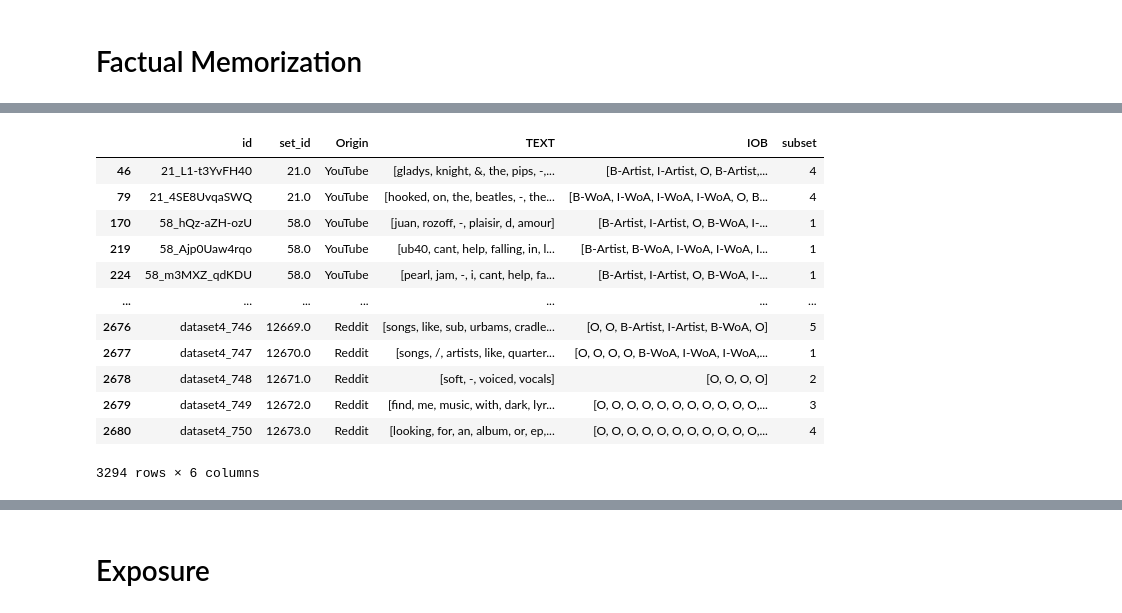
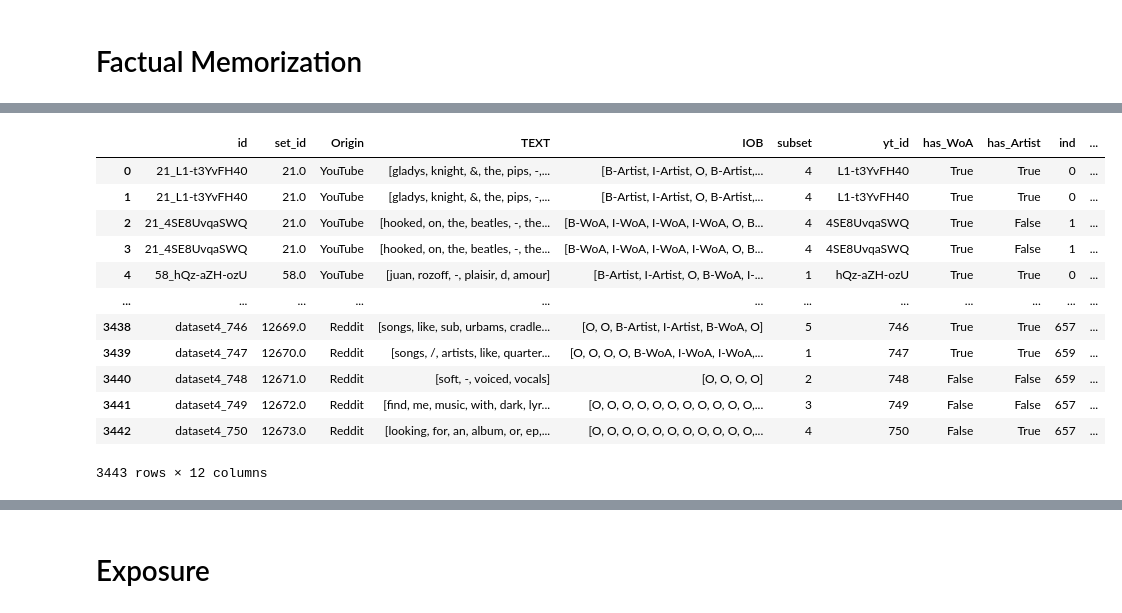
Before and after one commit to progsi/YTUnCoverLLM, a Jupyter notebook: notebooks/results_exposure.ipynb, the cells around one changed output, grey strips where cells are left out. Saved outputs shown, nothing was run; the diff lists cells and outputs as text; code cells hidden in the pictures.

```diff
--- a/notebooks/results_exposure.ipynb
+++ b/notebooks/results_exposure.ipynb
@@ -105,18 +217,18 @@ data_memorization#.Correctness.value_counts()
-# %%
-pd.read_parquet("../data/dataset/reddit+shsyt/data.parquet")
-# %% [output]
-|  | id | set_id | Origin | TEXT | IOB | subset |
-| 46 | 21_L1-t3YvFH40 | 21.0 | YouTube | [gladys, knight, &, the, pips, -,... | [B-Artist, I-Artist, O, B-Artist,... | 4 |
-| 79 | 21_4SE8UvqaSWQ | 21.0 | YouTube | [hooked, on, the, beatles, -, the... | [B-WoA, I-WoA, I-WoA, I-WoA, O, B... | 4 |
-| 170 | 58_hQz-aZH-ozU | 58.0 | YouTube | [juan, rozoff, -, plaisir, d, amour] | [B-Artist, I-Artist, O, B-WoA, I-... | 1 |
-| 219 | 58_Ajp0Uaw4rqo | 58.0 | YouTube | [ub40, cant, help, falling, in, l... | [B-Artist, B-WoA, I-WoA, I-WoA, I... | 1 |
-| 224 | 58_m3MXZ_qdKDU | 58.0 | YouTube | [pearl, jam, -, i, cant, help, fa... | [B-Artist, I-Artist, O, B-WoA, I-... | 1 |
-| ... | ... | ... | ... | ... | ... | ... |
-| 2676 | dataset4_746 | 12669.0 | Reddit | [songs, like, sub, urbams, cradle... | [O, O, B-Artist, I-Artist, B-WoA, O] | 5 |
-| 2677 | dataset4_747 | 12670.0 | Reddit | [songs, /, artists, like, quarter... | [O, O, O, O, B-WoA, I-WoA, I-WoA,... | 1 |
-| 2678 | dataset4_748 | 12671.0 | Reddit | [soft, -, voiced, vocals] | [O, O, O, O] | 2 |
-| 2679 | dataset4_749 | 12672.0 | Reddit | [find, me, music, with, dark, lyr... | [O, O, O, O, O, O, O, O, O, O, O,... | 3 |
-| 2680 | dataset4_750 | 12673.0 | Reddit | [looking, for, an, album, or, ep,... | [O, O, O, O, O, O, O, O, O, O, O,... | 4 |
-3294 rows × 6 columns
+# %%
+data_memorization
+# %% [output]
+|  | id | set_id | Origin | TEXT | IOB | subset | yt_id | has_WoA | has_Artist | ind | ... |
+| 0 | 21_L1-t3YvFH40 | 21.0 | YouTube | [gladys, knight, &, the, pips, -,... | [B-Artist, I-Artist, O, B-Artist,... | 4 | L1-t3YvFH40 | True | True | 0 | ... |
+| 1 | 21_L1-t3YvFH40 | 21.0 | YouTube | [gladys, knight, &, the, pips, -,... | [B-Artist, I-Artist, O, B-Artist,... | 4 | L1-t3YvFH40 | True | True | 0 | ... |
+| 2 | 21_4SE8UvqaSWQ | 21.0 | YouTube | [hooked, on, the, beatles, -, the... | [B-WoA, I-WoA, I-WoA, I-WoA, O, B... | 4 | 4SE8UvqaSWQ | True | False | 1 | ... |
+| 3 | 21_4SE8UvqaSWQ | 21.0 | YouTube | [hooked, on, the, beatles, -, the... | [B-WoA, I-WoA, I-WoA, I-WoA, O, B... | 4 | 4SE8UvqaSWQ | True | False | 1 | ... |
+| 4 | 58_hQz-aZH-ozU | 58.0 | YouTube | [juan, rozoff, -, plaisir, d, amour] | [B-Artist, I-Artist, O, B-WoA, I-... | 1 | hQz-aZH-ozU | True | True | 0 | ... |
+| ... | ... | ... | ... | ... | ... | ... | ... | ... | ... | ... | ... |
+| 3438 | dataset4_746 | 12669.0 | Reddit | [songs, like, sub, urbams, cradle... | [O, O, B-Artist, I-Artist, B-WoA, O] | 5 | 746 | True | True | 657 | ... |
+| 3439 | dataset4_747 | 12670.0 | Reddit | [songs, /, artists, like, quarter... | [O, O, O, O, B-WoA, I-WoA, I-WoA,... | 1 | 747 | True | True | 659 | ... |
+| 3440 | dataset4_748 | 12671.0 | Reddit | [soft, -, voiced, vocals] | [O, O, O, O] | 2 | 748 | False | False | 659 | ... |
+| 3441 | dataset4_749 | 12672.0 | Reddit | [find, me, music, with, dark, lyr... | [O, O, O, O, O, O, O, O, O, O, O,... | 3 | 749 | False | False | 657 | ... |
+| 3442 | dataset4_750 | 12673.0 | Reddit | [looking, for, an, album, or, ep,... | [O, O, O, O, O, O, O, O, O, O, O,... | 4 | 750 | False | True | 657 | ... |
+3443 rows × 12 columns
 # %%
 # %% [output]
```
Also changed, not shown: parts of 21 cells of this notebook, 3 other files.
